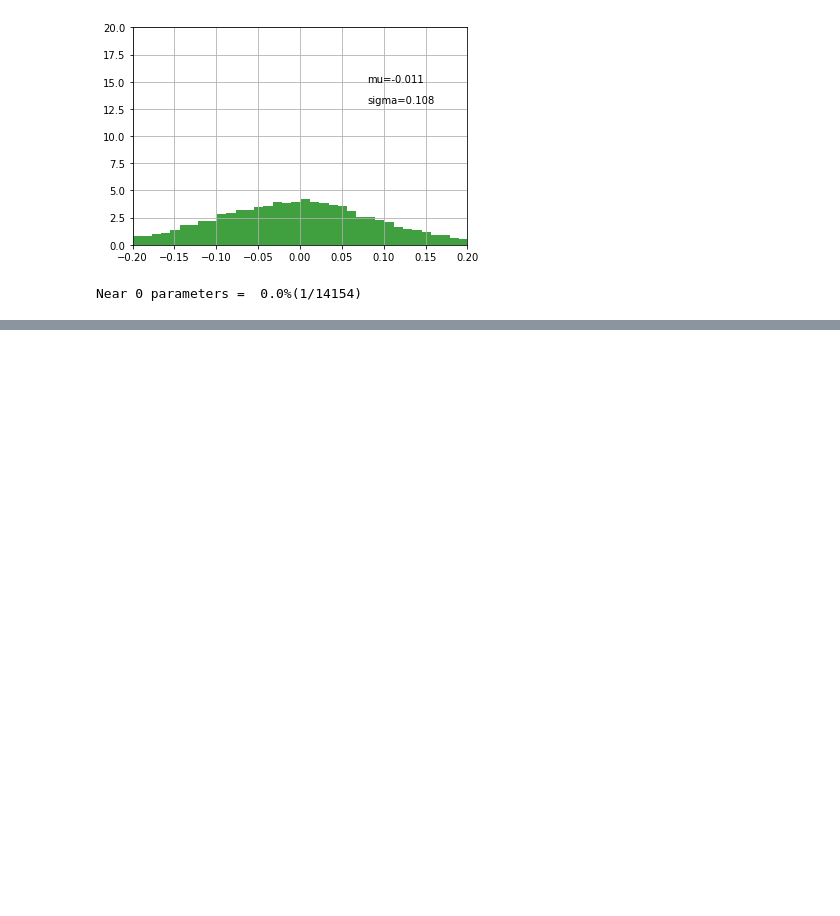
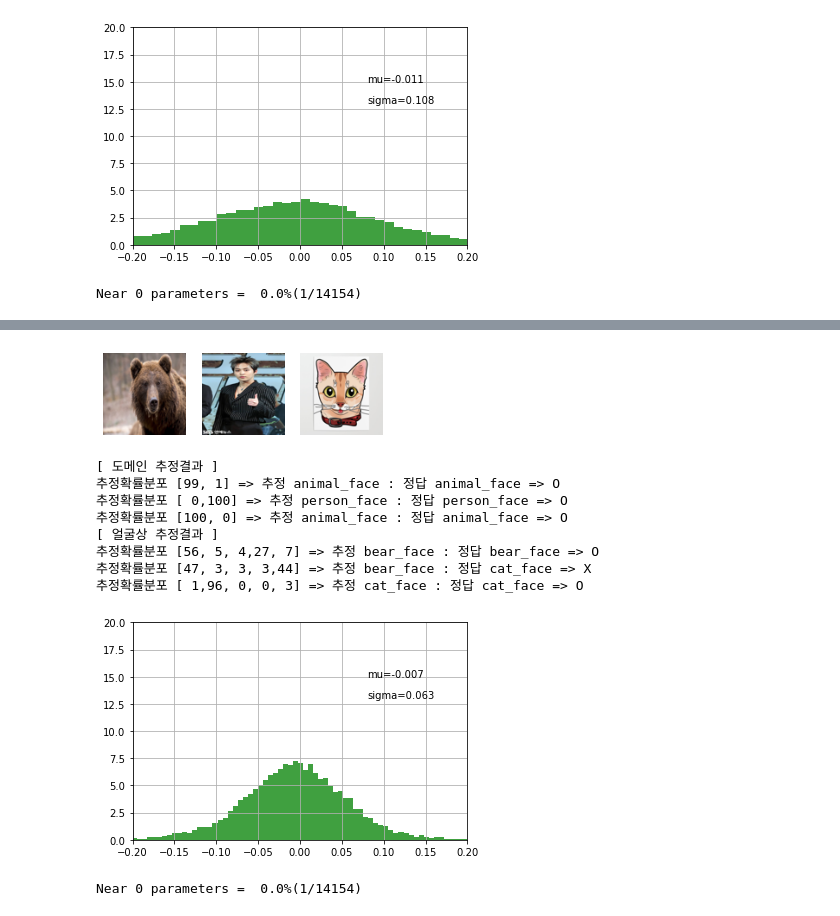
Before and after one commit to Yong-Bin-Park/Deep_Learning, a Jupyter notebook: cnn_reg_animalface_test.ipynb, the cells around one changed output, grey strips where cells are left out. Cells and saved outputs as stored; diff of their text form; code cells hidden in the pictures; blank space fills up the shorter version.

```diff
--- a/cnn_reg_animalface_test.ipynb
+++ b/cnn_reg_animalface_test.ipynb
@@ -254,3 +254,18 @@ Model animalface_cnn_5 Visualization
 추정확률분포 [ 0,20, 0,80, 0] => 추정 dog_face : 정답 dinosaur_face => X
 [figure]
 Near 0 parameters =  0.0%(1/14154)
+# %%
+#잡음을 0.001로 낮췄을 때
+noise_std = 0.001
+cnn6 = [['noise', {'type':'normal','mean':0,'std':noise_std}],
+        ['conv',{'ksize':3, 'chn':6}],
+        ['max',{'stride':2}],
+        ['noise', {'type':'normal','mean':0,'std':noise_std}],
+        ['conv',{'ksize':3, 'chn':12}],
+        ['max',{'stride':2}],
+        ['noise', {'type':'normal','mean':0,'std':noise_std}],
+        ['conv',{'ksize':3, 'chn':24}],
+        ['avg',{'stride':3}]]
+acnn6 = CnnRegModel('animalface_cnn_6', aad, cnn6)
+acnn6.exec_all(epoch_count=10, report=2, show_params=True)
+# %% [output]
@@ -256,0 +282,11 @@ Near 0 parameters =  0.0%(1/14154)
+[figure, added]
+[ 도메인 추정결과 ]
+추정확률분포 [99, 1] => 추정 animal_face : 정답 animal_face => O
+추정확률분포 [ 0,100] => 추정 person_face : 정답 person_face => O
+추정확률분포 [100, 0] => 추정 animal_face : 정답 animal_face => O
+[ 얼굴상 추정결과 ]
+추정확률분포 [56, 5, 4,27, 7] => 추정 bear_face : 정답 bear_face => O
+추정확률분포 [47, 3, 3, 3,44] => 추정 bear_face : 정답 cat_face => X
+추정확률분포 [ 1,96, 0, 0, 3] => 추정 cat_face : 정답 cat_face => O
+[figure, added]
+Near 0 parameters =  0.0%(1/14154)
```
Also changed, not shown: parts of 3 cells of this notebook.
